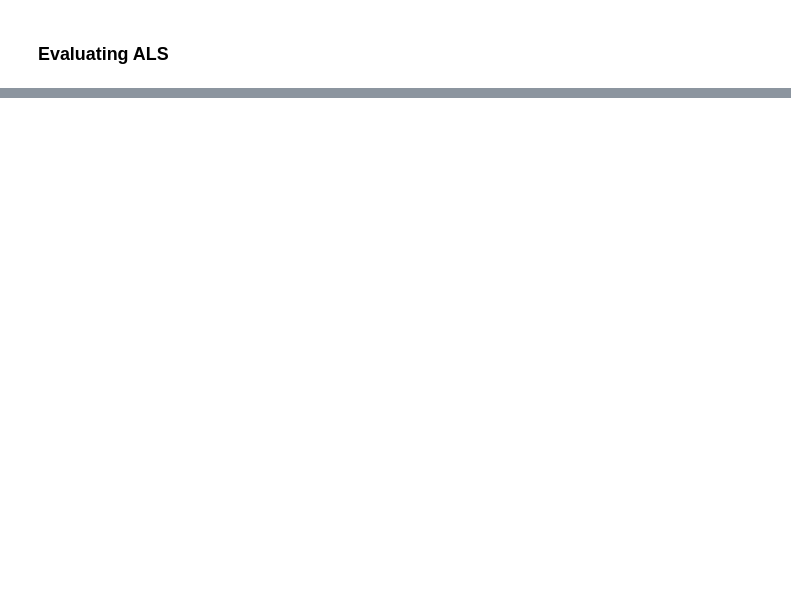
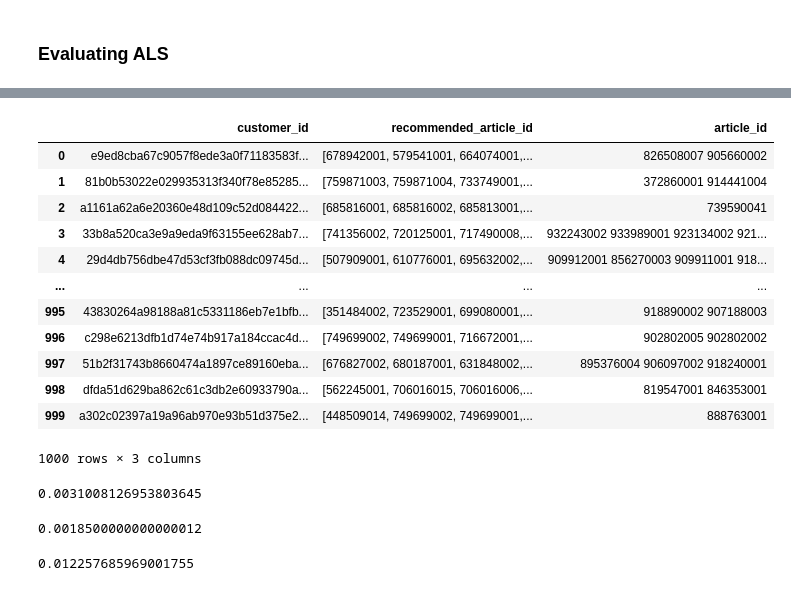
Before and after one commit to aindrila28/recommender_systems, a Jupyter notebook: Non-personalised.ipynb, the cells around one changed output, grey strips where cells are left out. Saved outputs shown, nothing was run; the diff lists cells and outputs as text; code cells hidden in the pictures; blank space fills up the shorter version.

```diff
--- a/Non-personalised.ipynb
+++ b/Non-personalised.ipynb
@@ -596,3 +722,4 @@ cust_list = list(set(new_test_data['customer_id'].to_list()))
 als_recommendations = als_recommend(k, cust_list, trans_df, sparse_user_item_matrix)
 # %%
 als_recommendations_df = pd.DataFrame(zip(cust_list, als_recommendations))
+als_recommendations_df.columns = ['customer_id', 'recommended_article_id']
@@ -598,0 +742,17 @@ als_recommendations_df = pd.DataFrame(zip(cust_list, als_recommendations))
+# %%
+actual_predicted_df = pd.merge(als_recommendations_df, test_df, on='customer_id')
+actual_predicted_df
+# %% [output]
+|  | customer_id | recommended_article_id | article_id |
+| 0 | e9ed8cba67c9057f8ede3a0f71183583f... | [678942001, 579541001, 664074001,... | 826508007 905660002 |
+| 1 | 81b0b53022e029935313f340f78e85285... | [759871003, 759871004, 733749001,... | 372860001 914441004 |
+| 2 | a1161a62a6e20360e48d109c52d084422... | [685816001, 685816002, 685813001,... | 739590041 |
+| 3 | 33b8a520ca3e9a9eda9f63155ee628ab7... | [741356002, 720125001, 717490008,... | 932243002 933989001 923134002 921... |
+| 4 | 29d4db756dbe47d53cf3fb088dc09745d... | [507909001, 610776001, 695632002,... | 909912001 856270003 909911001 918... |
+| ... | ... | ... | ... |
+| 995 | 43830264a98188a81c5331186eb7e1bfb... | [351484002, 723529001, 699080001,... | 918890002 907188003 |
+| 996 | c298e6213dfb1d74e74b917a184ccac4d... | [749699002, 749699001, 716672001,... | 902802005 902802002 |
+| 997 | 51b2f31743b8660474a1897ce89160eba... | [676827002, 680187001, 631848002,... | 895376004 906097002 918240001 |
+| 998 | dfda51d629ba862c61c3db2e60933790a... | [562245001, 706016015, 706016006,... | 819547001 846353001 |
+| 999 | a302c02397a19a96ab970e93b51d375e2... | [448509014, 749699002, 749699001,... | 888763001 |
+1000 rows × 3 columns
@@ -598,0 +772,15 @@ als_recommendations_df = pd.DataFrame(zip(cust_list, als_recommendations))
+# %%
+map_als = mapk(actual, predicted, 50)
+map_als
+# %% [output]
+0.0031008126953803645
+# %%
+p_score = avg_precision(actual, predicted)
+p_score
+# %% [output]
+0.0018500000000000012
+# %%
+r_score = avg_recall(actual, predicted)
+r_score
+# %% [output]
+0.012257685969001755
```
Also changed, not shown: parts of 29 cells of this notebook.
